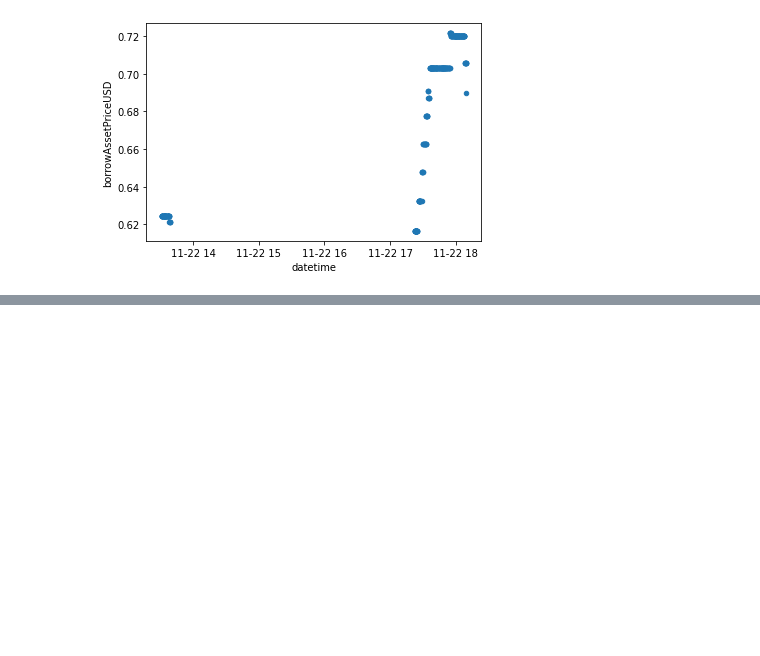
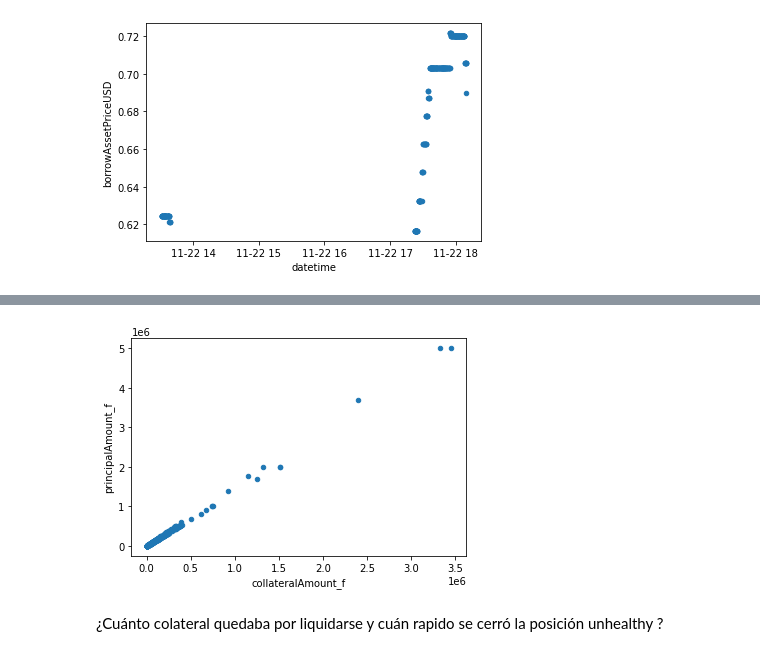
Before and after one commit to rpasquini/defidata, a Jupyter notebook: AAVE_graph_request_examples.ipynb, the cells around one changed output, grey strips where cells are left out. Drawn from its saved outputs; the diff is of its cells as text; code cells hidden in the pictures; blank space fills up the shorter version.

```diff
--- a/AAVE_graph_request_examples.ipynb
+++ b/AAVE_graph_request_examples.ipynb
@@ -456,0 +483,10 @@ El precio del CRV empezó a aumentar, posiblemente para poder liquidar y llevars
+# %%
+def graph3():
+  df['collateralAmount_f']=df['collateralAmount'].astype('float')*(10**-6)
+  df['principalAmount_f']=df['principalAmount'].astype('float')*(10**-18)
+  df.plot.scatter('collateralAmount_f','principalAmount_f')
+graph3()
+# %% [output]
+[figure, added]
+# %% [markdown]
+¿Cuánto colateral quedaba por liquidarse y cuán rapido se cerró la posición unhealthy ?
```
Also changed, not shown: parts of 7 cells of this notebook.
